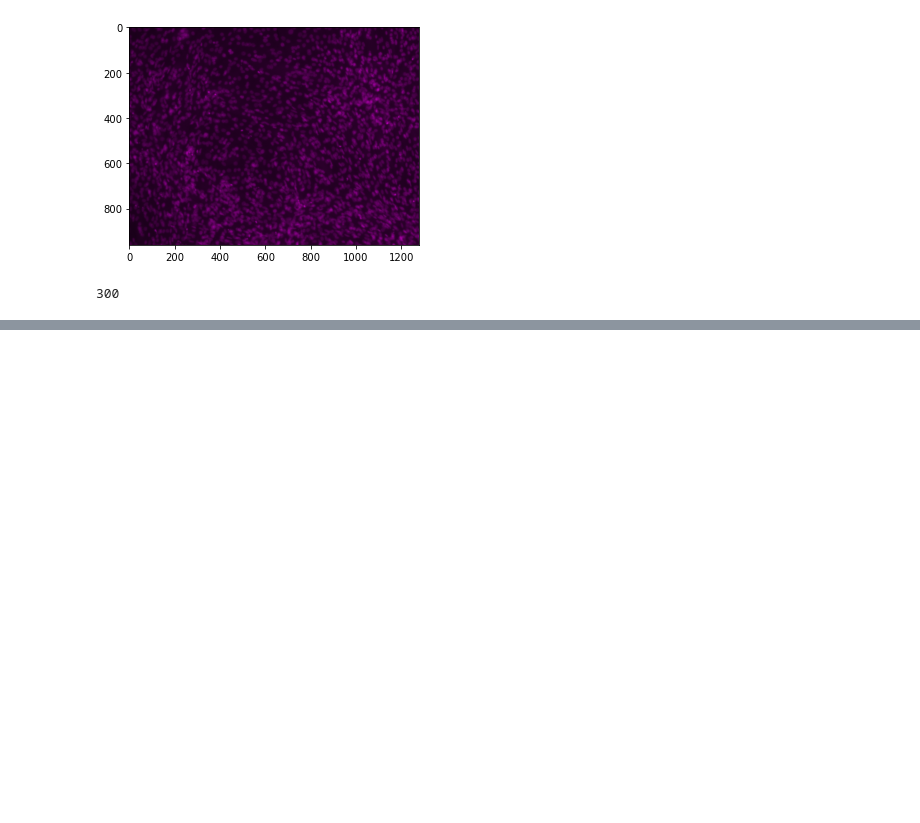
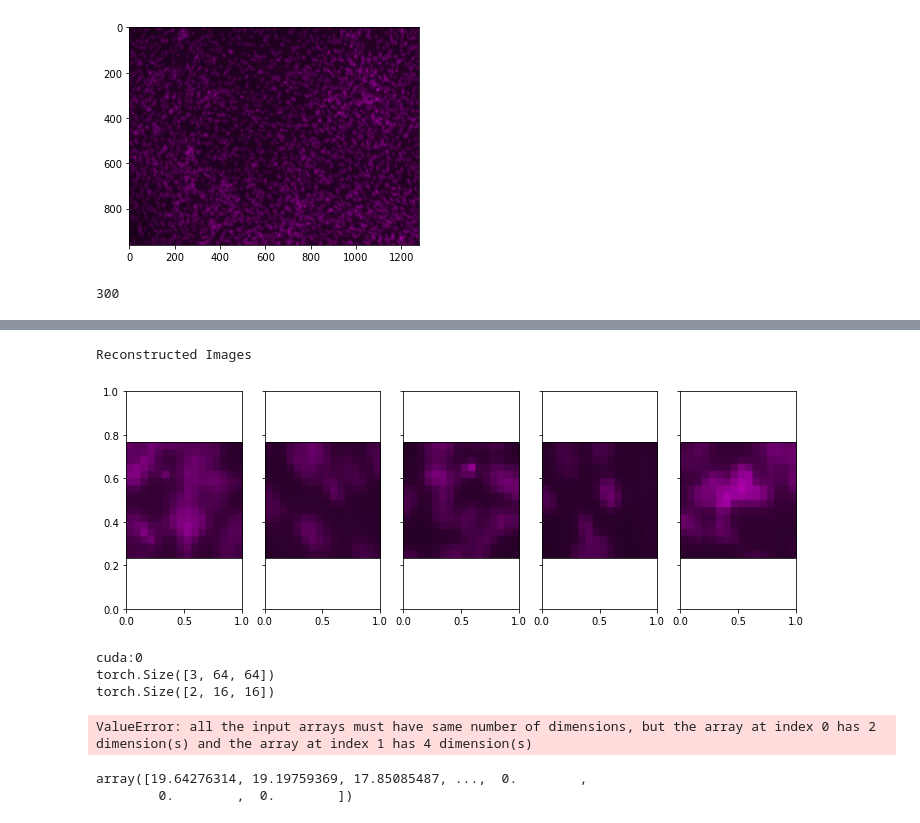
Before and after one commit to rjgleaton/CAE_ATRA, a Jupyter notebook: CAE Code.ipynb, the cells around one changed output, grey strips where cells are left out. Cells and saved outputs as stored; diff of their text form; code cells hidden in the pictures; blank space fills up the shorter version.

```diff
--- a/CAE Code.ipynb
+++ b/CAE Code.ipynb
@@ -213,0 +256,4 @@ Epoch: 50       Training Loss: -81649.458992
+# %%
+batch_size = 32
+output = output.view(batch_size, 3, 64, 64)
+output = output.detach().cpu().numpy()
@@ -213,0 +272,12 @@ Epoch: 50       Training Loss: -81649.458992
+# %%
+#Reconstructed Images
+print('Reconstructed Images')
+fig, axes = plt.subplots(nrows=1, ncols=5, sharex=True, sharey=True, figsize=(12,4))
+for idx in np.arange(5):
+    ax = fig.add_subplot(1, 5, idx+1, xticks=[], yticks=[])
+    outputs_to_show = np.transpose(output[idx], (1,2,0))
+    imshow(outputs_to_show)
+plt.show()
+# %% [output]
+Reconstructed Images
+[figure, added]
@@ -213,0 +287,26 @@ Epoch: 50       Training Loss: -81649.458992
+# %%
+#Plot encoded images on scatter plot after training
+model.eval()
+print(device)
+model.to(device)
+
+encoded_images_arr = np.array([])
+for image in arrs:
+    image_tensor = torch.from_numpy(image)
+    image_tensor = image_tensor.to(device)
+    print(image_tensor.size())
+    encoded_image = model.encode(image_tensor)
+    print(encoded_image.size())
+    encoded_images_arr = np.append([encoded_images_arr], [encoded_image.cpu().detach().numpy()], axis=0)
+
+print(encoded_images_arr.shape)
+# %% [output]
+cuda:0
+torch.Size([3, 64, 64])
+torch.Size([2, 16, 16])
+ValueError: all the input arrays must have same number of dimensions, but the array at index 0 has 2 dimension(s) and the array at index 1 has 4 dimension(s)
+# %%
+encoded_images_arr
+# %% [output]
+array([19.64276314, 19.19759369, 17.85085487, ...,  0.        ,
+        0.        ,  0.        ])
```
Also changed, not shown: parts of 16 cells of this notebook.
